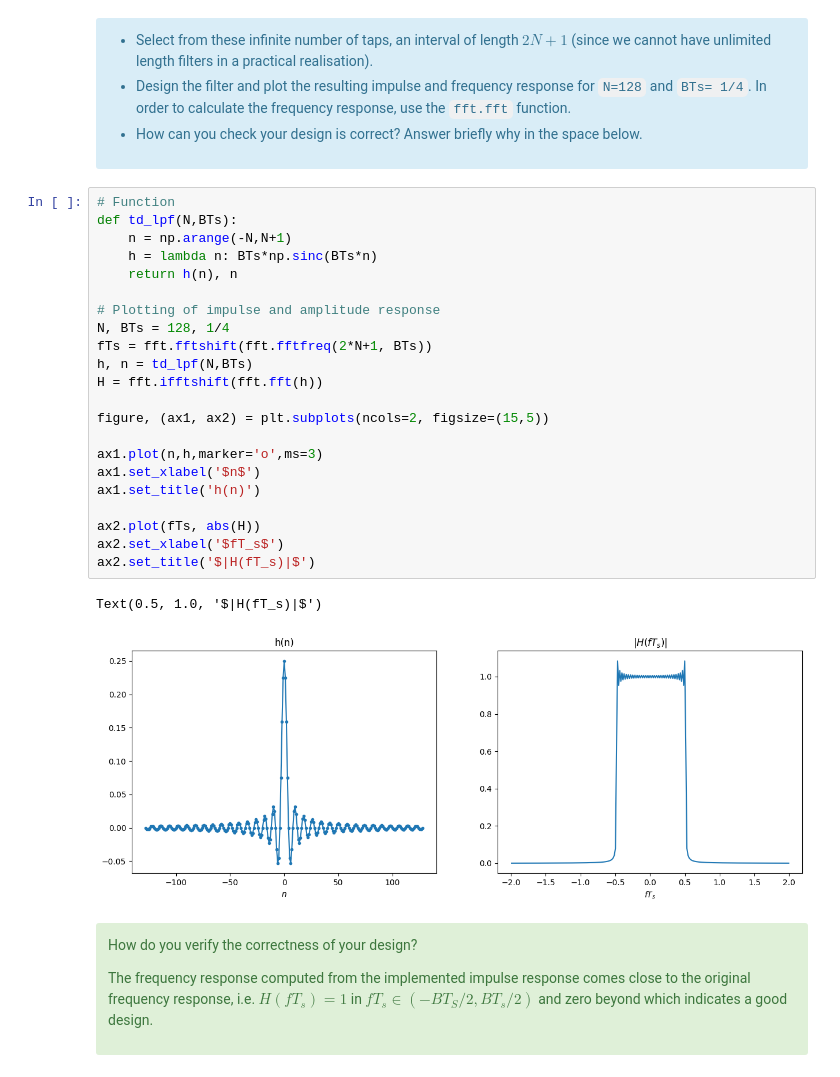
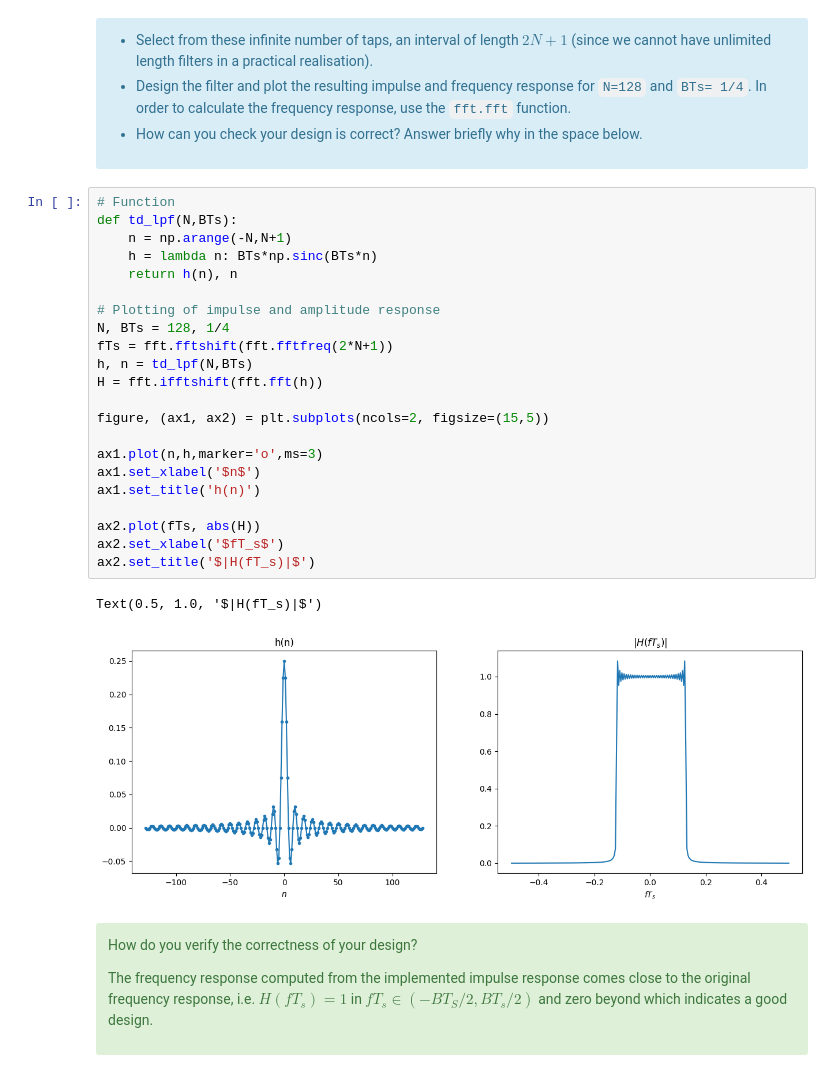
Before and after one commit to vbelpair/Ugent, a Jupyter notebook: Medical_Signal_Processing_and_Statistics/assignment_4/ex04_vincent.ipynb, the cells around one changed output. Cells and saved outputs as stored; diff of their text form.

```diff
--- a/Medical_Signal_Processing_and_Statistics/assignment_4/ex04_vincent.ipynb
+++ b/Medical_Signal_Processing_and_Statistics/assignment_4/ex04_vincent.ipynb
@@ -91,28 +91,28 @@ $$\tds{h} = BT_S\text{sinc}(BT_sn)$$
 # %%
 # Function
 def td_lpf(N,BTs):
     n = np.arange(-N,N+1)
     h = lambda n: BTs*np.sinc(BTs*n)
     return h(n), n
 
 # Plotting of impulse and amplitude response
 N, BTs = 128, 1/4
-fTs = fft.fftshift(fft.fftfreq(2*N+1, BTs))
+fTs = fft.fftshift(fft.fftfreq(2*N+1))
 h, n = td_lpf(N,BTs)
 H = fft.ifftshift(fft.fft(h))
 
 figure, (ax1, ax2) = plt.subplots(ncols=2, figsize=(15,5))
 
 ax1.plot(n,h,marker='o',ms=3)
 ax1.set_xlabel('$n$')
 ax1.set_title('h(n)')
 
 ax2.plot(fTs, abs(H))
 ax2.set_xlabel('$fT_s$')
 ax2.set_title('$|H(fT_s)|$')
 # %% [output]
 Text(0.5, 1.0, '$|H(fT_s)|$')
-[figure, old version]
+[figure, new version]
 # %% [markdown]
 <div class="alert alert-success">
 
```
Also changed, not shown: parts of 17 cells of this notebook.
